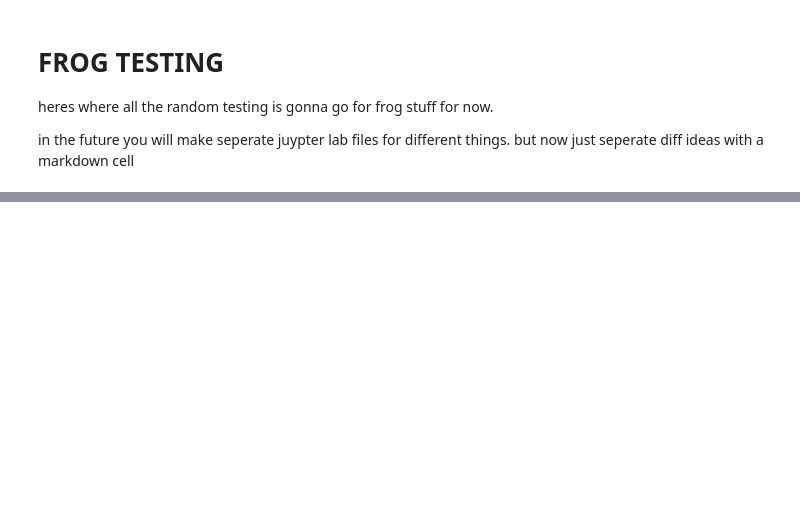
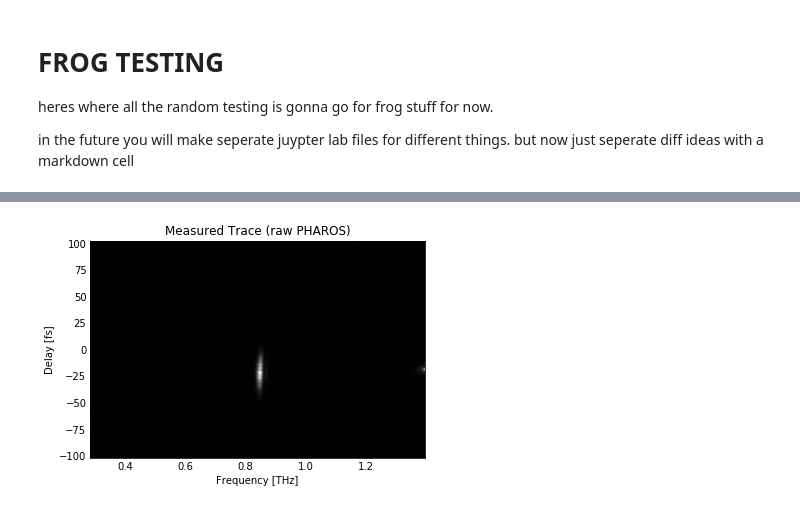
Before and after one commit to ChowdhuryGroup/FROG, a Jupyter notebook: frog_test.ipynb, the cells around one changed output, grey strips where cells are left out. Drawn from its saved outputs; the diff is of its cells as text; code cells hidden in the pictures; blank space fills up the shorter version.

```diff
--- a/frog_test.ipynb
+++ b/frog_test.ipynb
@@ -46,0 +47,37 @@ plt.pcolormesh(raw_pic);
+# %%
+# next step is to take in the calibration data and turn it into delay and wvl
+# function input: some sort of data structure that holds the calibration data (dict or maybe just a txt file)
+# data needed: calibration pix wvl (wvl of a horz pix) [pix] / delay/vert pix [s/pix] / wvl/horz pix [m/pix]
+# SWITCHED FROM USING 'calibration data.txt' (cuz it was weird) to 'raw PHAROS Autocorrelation spectrum' it atleast has same wvl range
+# ^ but doesnt have even spaced stuff so just taking an avg of the spacings
+# as far as i know, delays just have 0 at the middle
+cali_wvl = 638.453e-9 # [m]
+cali_pix = 1025 # [pix]
+dpp = .1e-15 # delay-per-pixel [s/pix]
+wpp = .414e-9 # wvl-per-pixel [m/pix]
+
+# now want to be able to make traces have delay vs wvl and freq rather than pixels
+# DONT assume the raw pic is sym
+# need if for if vert/horz pix size is even/odd (currently have even setup)
+trc_d = np.linspace(-raw_pic.shape[0]/2.,raw_pic.shape[0]/2.,raw_pic.shape[0])*dpp # trace delay array [s]
+leftw = cali_wvl - cali_pix*wpp
+rightw = cali_wvl + (raw_pic.shape[1]-cali_pix)*wpp
+trc_w = np.linspace(leftw,rightw,raw_pic.shape[1]) # trace wvl array [m]
+trc_f = np.linspace(c/leftw,c/rightw,raw_pic.shape[1]) # trace freq array [Hz]
+# unless im an idiot then there is nonsense data for trc_w (neg wvls)
+# should the center of the pulse be at 0????
+# regardless of having nonsense will want to crop data
+
+# function input: times and wvls you would like cropped from trace, want bot left and top right, min/max delay + wvl, dont assume cropping makes sym
+# crop input should be min and max of wvl and delay and are both array: crop_wvl,crop_delay
+cwvl = np.array([550.,750.])*1.e-9 # wvl to keep in picture [m]
+cdelay = np.array([-75.,25])*1.e-15 # delay to keep in pic [s]
+# create cropped trace arrays
+cw = (trc_w>=cwvl[0])&(trc_w<=cwvl[1])
+ct = (trc_d>=cdelay[0])&(trc_d<=cdelay[1])
+c_trc_d = trc_d[ct]
+c_trc_w = trc_w[cw]
+c_trc_f = trc_f[cw]
+c_pic = raw_pic[ct,:]
+c_pic = c_pic[:,cw]
+# is there any adjustments needed to make for the actual intensity values (liam makes the min value 0)????
@@ -46,0 +126,9 @@ plt.pcolormesh(raw_pic);
+# %%
+# raw pic
+plt.figure();
+plt.pcolormesh(trc_f*1.e-15,trc_d*1.e15,raw_pic,cmap='gray');
+plt.xlabel('Frequency [THz]');
+plt.ylabel('Delay [fs]');
+plt.title('Measured Trace (raw PHAROS)');
+# %% [output]
+[figure, added]
```
Also changed, not shown: parts of 7 cells of this notebook.
